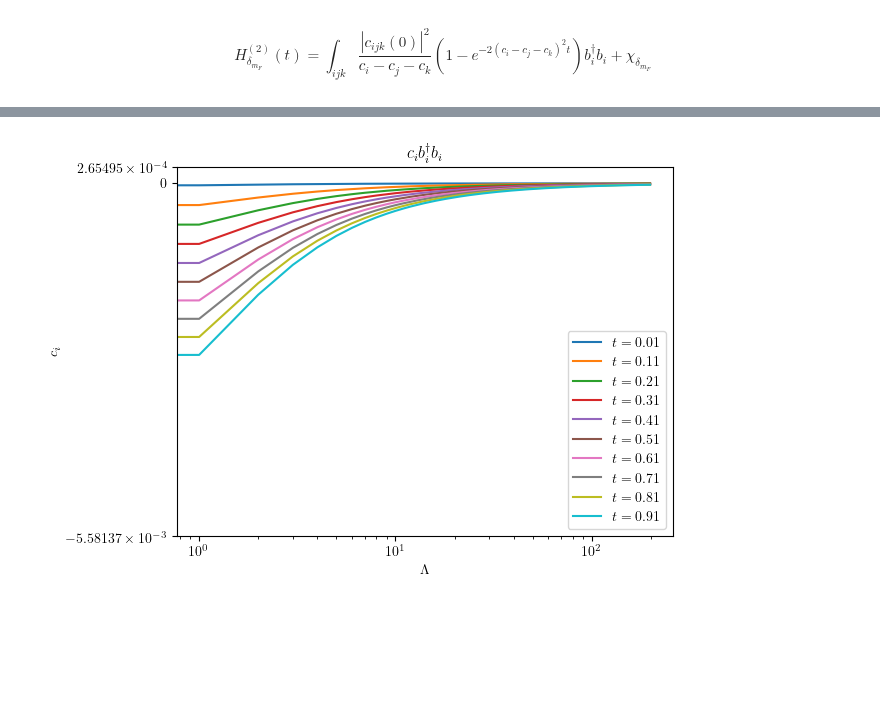
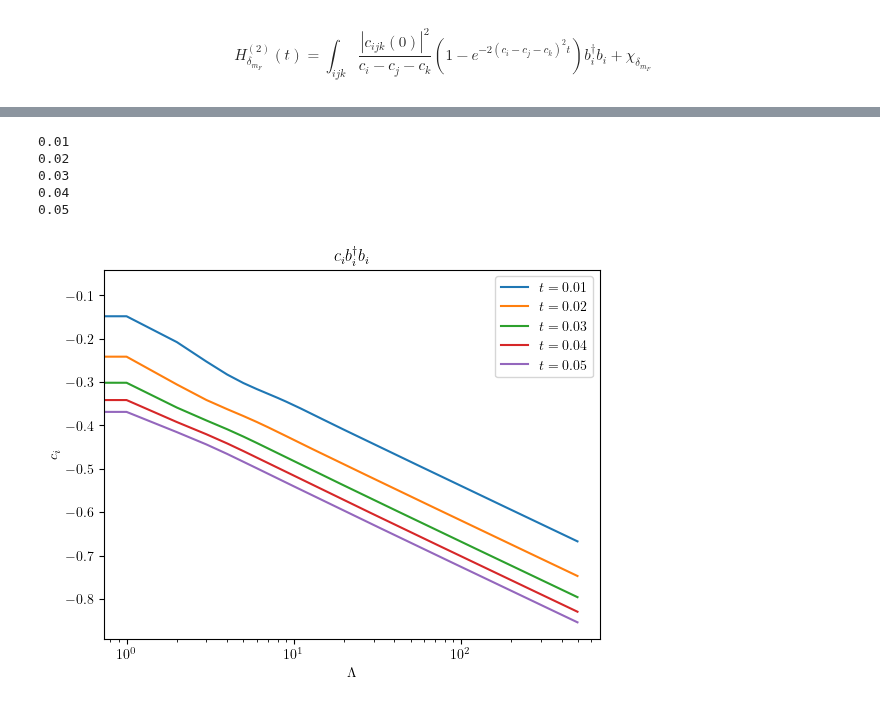
Before and after one commit to cgustin99/OpenParticle, a Jupyter notebook: models/Yukawa/yukawa.ipynb, the cells around one changed output, grey strips where cells are left out. Cells and saved outputs as stored; diff of their text form; code cells hidden in the pictures; blank space fills up the shorter version.

```diff
--- a/models/Yukawa/yukawa.ipynb
+++ b/models/Yukawa/yukawa.ipynb
@@ -135,7 +131,7 @@ g = 1
 L = 1
 t = 0.1
 m_F = 1
-m_B = 0.01
+m_B = 1
 # %% [markdown]
 ### Fermion Current $J(x)$
 # %% [markdown]
@@ -154,6 +150,8 @@ $
 $$
 B = \frac{1}{2}\left(\frac{1}{q_1^- - q_2^- - q^-} + \frac{1}{q_{1'}^- - q_{2'}^- - q^-} \right)\left(e^{-(q_1^- - q_2^- - q^-)^2t}e^{-(q_{1'}^- - q_{2'}^- - q^-)^2t} - e^{-(q_1^- + q_2^- - q_{1'}^- - q_{2'}^-)^2t} \right)
 $$
+# %%
+Lambda = 4
 # %%
 Cphi = ParticleOperator({})
 
@@ -175,7 +173,7 @@ for q in np.arange(1, Lambda, 1):
                         B = q1pminus - q2pminus - qminus
                         C = q1minus + q2minus - q1pminus - q2pminus
 
-                        B = 0.5 * (
+                        B = 0.5 * 1/np.abs(q) * (
                             1/A + 1/B
                         )* (
                             np.exp(-A**2 * t) * np.exp(-B**2 * t) - np.exp(-C**2 * t)
@@ -335,12 +372,15 @@ def loop_diagram(t, Lambda = 200):
             k3 = k1 - k2
             if k3 > 0:
                 measure = 1 / (p(k1) * p(k2) * p(k3))
+                measure = 1 / (p(k2) * p(k3))
 
                 Cnum = np.abs(2 * L * m_F * ubar(k1).dot(u(k2))[0][0])**2
                 Cden = m_F**2 / p(k1) - m_F**2 / p(k2) - m_B**2 / p(k3)
                 C = Cnum/Cden
 
                 exp = (1 - np.exp(-2 * Cden**2 * t))
+                exp = 1-np.exp(-2 * Cden**2 * t * p(k1)**2)
+                # print(exp)
                 # exp = 1
 
                 index = str(int(k1 - 0.5))
@@ -351,14 +421,21 @@ def loop_diagram(t, Lambda = 200):
 # %%
-for ts in np.arange(0.01, 1, 0.1):
-    coeffs = list(loop_diagram(ts).op_dict.values())
-    plt.plot(np.arange(0, Lambda - 1, 1), coeffs, label = f'$t = {round(ts, 3)}$')
+Lambda = 500
+for ts in np.arange(0.01, 0.06, 0.01):
+    print(ts)
+    coeffs = list(loop_diagram(ts, Lambda).op_dict.values())
+    plt.plot(coeffs, label = f'$t = {round(ts, 3)}$')
 
-plt.yscale('symlog')
+#plt.yscale('symlog')
 plt.xscale('log')
 plt.legend()
 plt.xlabel(f'$\Lambda$')
 plt.ylabel(f'$c_i$')
 plt.title(f"$c_ib_i^\dagger b_i$")
 plt.show()
 # %% [output]
+0.01
+0.02
+0.03
+0.04
+0.05
-[figure, old version]
+[figure, new version]
```
Also changed, not shown: parts of 7 cells of this notebook.
